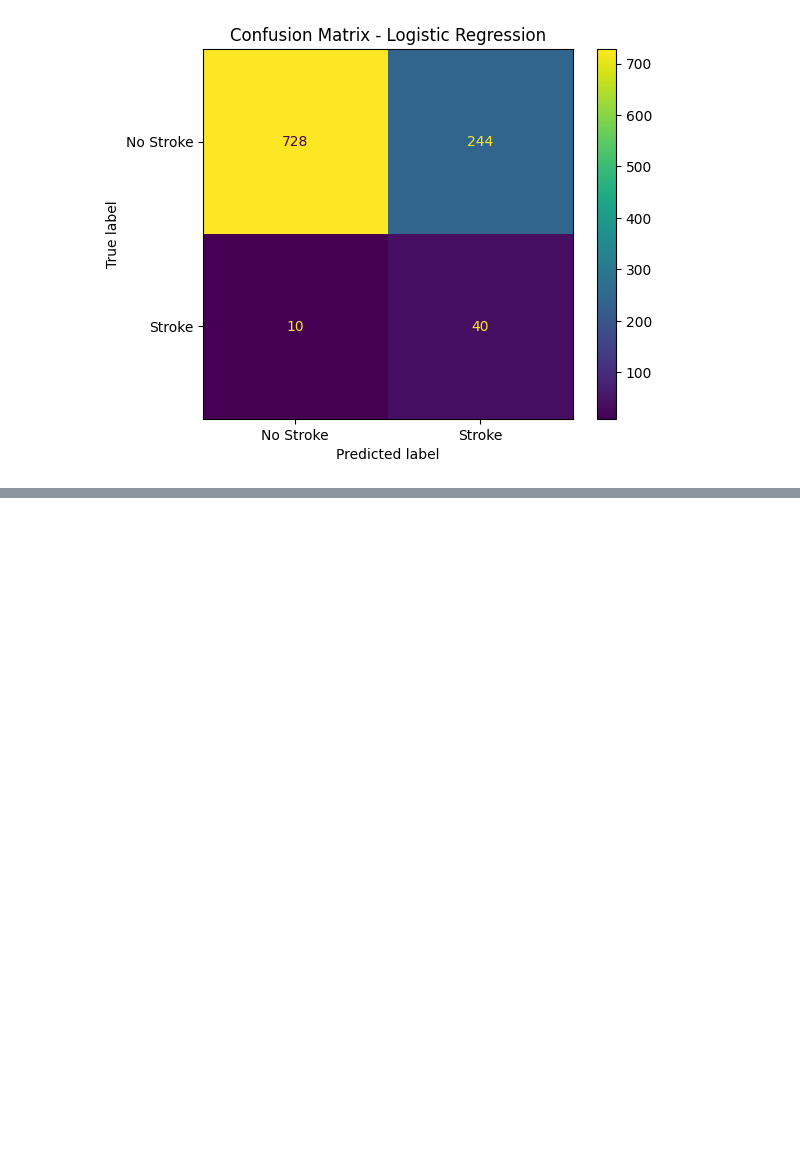
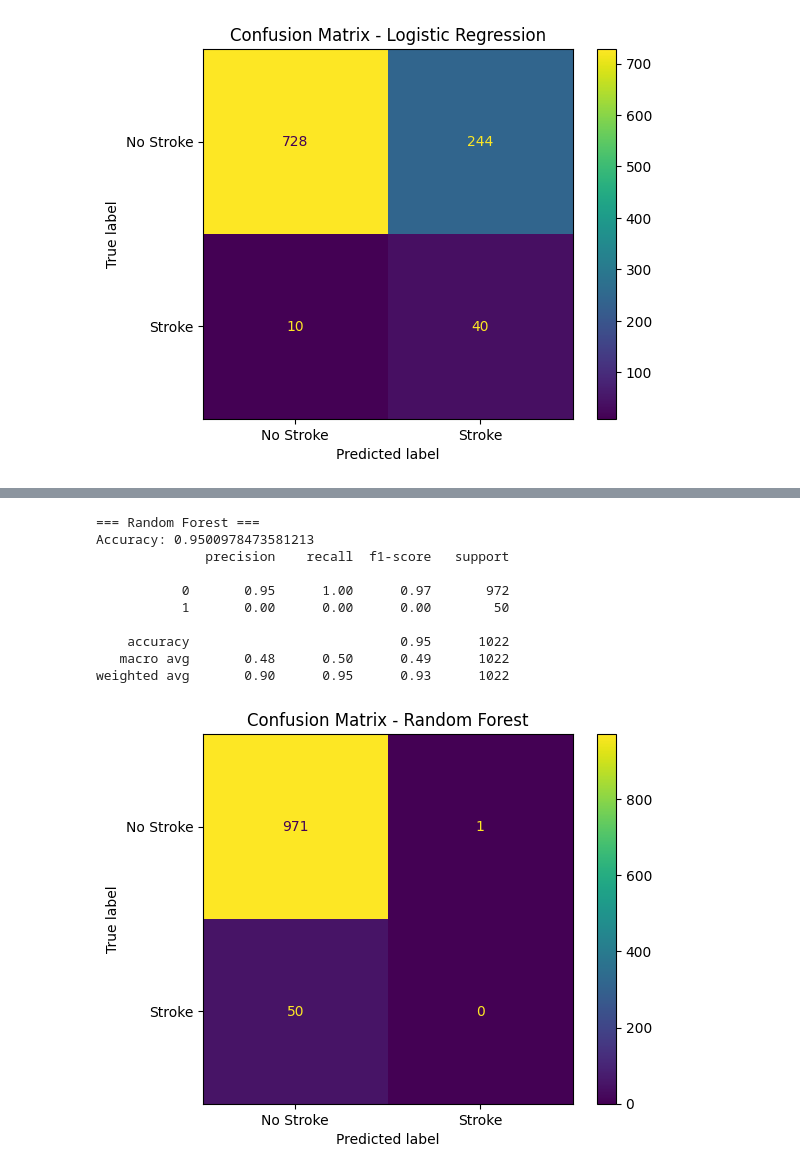
Before and after one commit to neylami/stroke-prediction-with-machine-learning, a Jupyter notebook: ML-stroke.ipynb, the cells around one changed output, grey strips where cells are left out. Cells and saved outputs as stored; diff of their text form; code cells hidden in the pictures; blank space fills up the shorter version.

```diff
--- a/ML-stroke.ipynb
+++ b/ML-stroke.ipynb
@@ -248,3 +249,36 @@ Classification Report:
    macro avg       0.55      0.70      0.54      1022
 weighted avg       0.93      0.77      0.83      1022
 [figure]
+# %%
+# Random Forest Model
+from sklearn.ensemble import RandomForestClassifier
+rf_model = RandomForestClassifier(
+    n_estimators=300,
+    max_depth=None,
+    class_weight='balanced',
+    random_state=42
+)
+
+rf_model.fit(X_train, y_train)
+y_pred_rf = rf_model.predict(X_test)
+
+print("Random Forest")
+print("Accuracy:", accuracy_score(y_test, y_pred_rf))
+print(classification_report(y_test, y_pred_rf))
+
+ConfusionMatrixDisplay(confusion_matrix(y_test, y_pred_rf),
+                       display_labels=['No Stroke', 'Stroke']).plot()
+plt.title("Confusion Matrix - Random Forest")
+plt.show()
+# %% [output]
+=== Random Forest ===
+Accuracy: 0.9500978473581213
+              precision    recall  f1-score   support
+
+           0       0.95      1.00      0.97       972
+           1       0.00      0.00      0.00        50
+
+    accuracy                           0.95      1022
+   macro avg       0.48      0.50      0.49      1022
+weighted avg       0.90      0.95      0.93      1022
+[figure, added]
```
Also changed, not shown: parts of 3 cells of this notebook.
